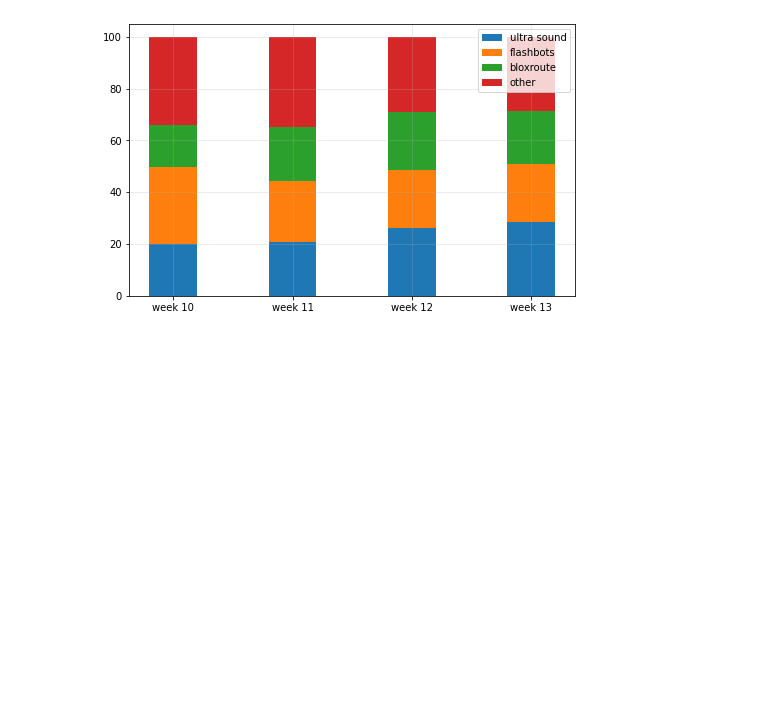
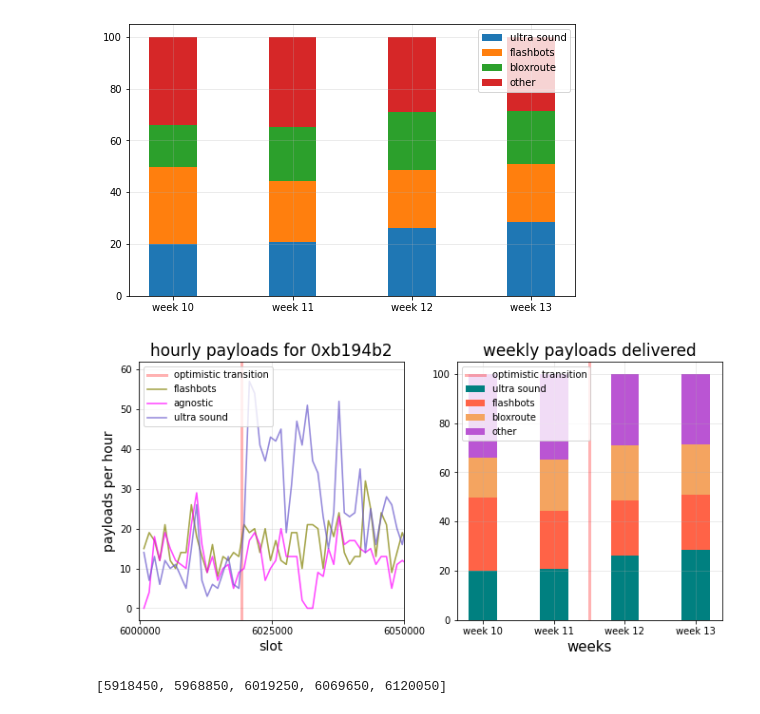
Before and after one commit to michaelneuder/relay-data, a Jupyter notebook: frontier.ipynb, the cells around one changed output. Drawn from its saved outputs; the diff is of its cells as text; code cells hidden in the pictures; blank space fills up the shorter version.

```diff
--- a/frontier.ipynb
+++ b/frontier.ipynb
@@ -829,0 +851,42 @@ plt.show()
+# %%
+fig, axarr = plt.subplots(ncols=2, figsize=(11,5))
+
+ax = axarr[0]
+ax.axvline(6019250, color='r', linewidth=3, alpha=0.3, label='optimistic transition')
+ax.plot(hourly[1:], fbs_hourly, linewidth=1.6, color='olive', label='flashbots', alpha=0.7)
+ax.plot(hourly[1:], agn_hourly, linewidth=1.6, color='fuchsia', label='agnostic', alpha=0.7)
+ax.plot(hourly[1:], usr_hourly, linewidth=1.6, color='slateblue', label='ultra sound', alpha=0.7)
+ax.set_xlim(5999717, 5999717+7200*6)
+ax.set_xticks([6000000, 6025000, 6050000])
+ax.ticklabel_format(style='plain')
+ax.legend(loc='upper left')
+ax.set_xlabel('slot', size=14)
+ax.set_ylabel('payloads per hour', size=14)
+ax.set_title('hourly payloads for 0xb194b2', size=17)
+
+ax = axarr[1]
+width = 0.5
+bottom = np.zeros(4)
+
+vals = np.swapaxes(dominance.values[:,1:], 0, 1)
+ax.bar(np.arange(4), vals[0], width=0.4, bottom=bottom, label='ultra sound', color='teal')
+ax.bar(np.arange(4), vals[1], width=0.4, bottom=vals[0], label='flashbots', color='tomato')
+ax.axvline(1.5, color='r', linewidth=3, alpha=0.3, label='optimistic transition')
+ax.bar(np.arange(4), vals[2], width=0.4, bottom=vals[1]+vals[0], label='bloxroute', color='sandybrown')
+ax.bar(np.arange(4), vals[3], width=0.4, bottom=vals[2]+vals[1]+vals[0], label='other', color='mediumorchid')
+
+ax.set_xticks(np.arange(4))
+ax.set_xticklabels(['week 10','week 11','week 12','week 13'])
+ax.set_xlabel("weeks", size=15)
+ax.set_title("weekly payloads delivered", size=17)
+
+
+plt.legend(loc="upper left")
+plt.show()
+# %% [output]
+[figure, added]
+# %%
+bounds = [6019250 - 7200 * 14, 6019250 - 7200 * 7, 6019250, 6019250 + 7200 * 7, 6019250 + 7200 * 14]
+bounds
+# %% [output]
+[5918450, 5968850, 6019250, 6069650, 6120050]
```
Also changed, not shown: parts of 21 cells of this notebook.
